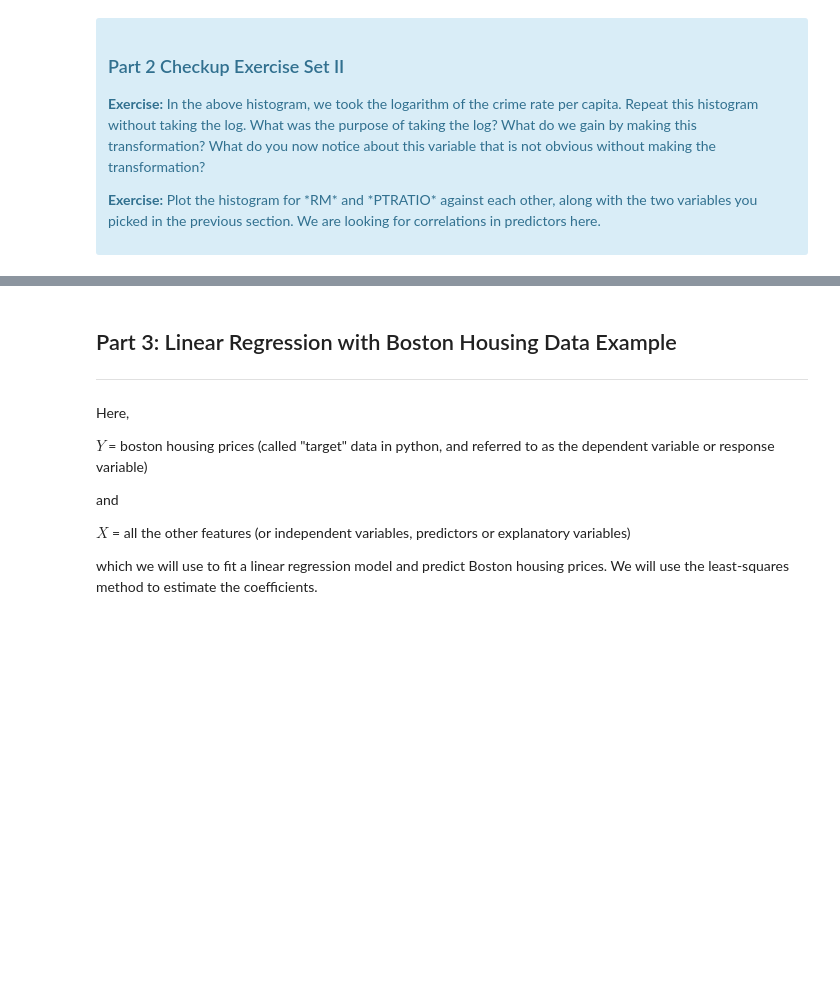
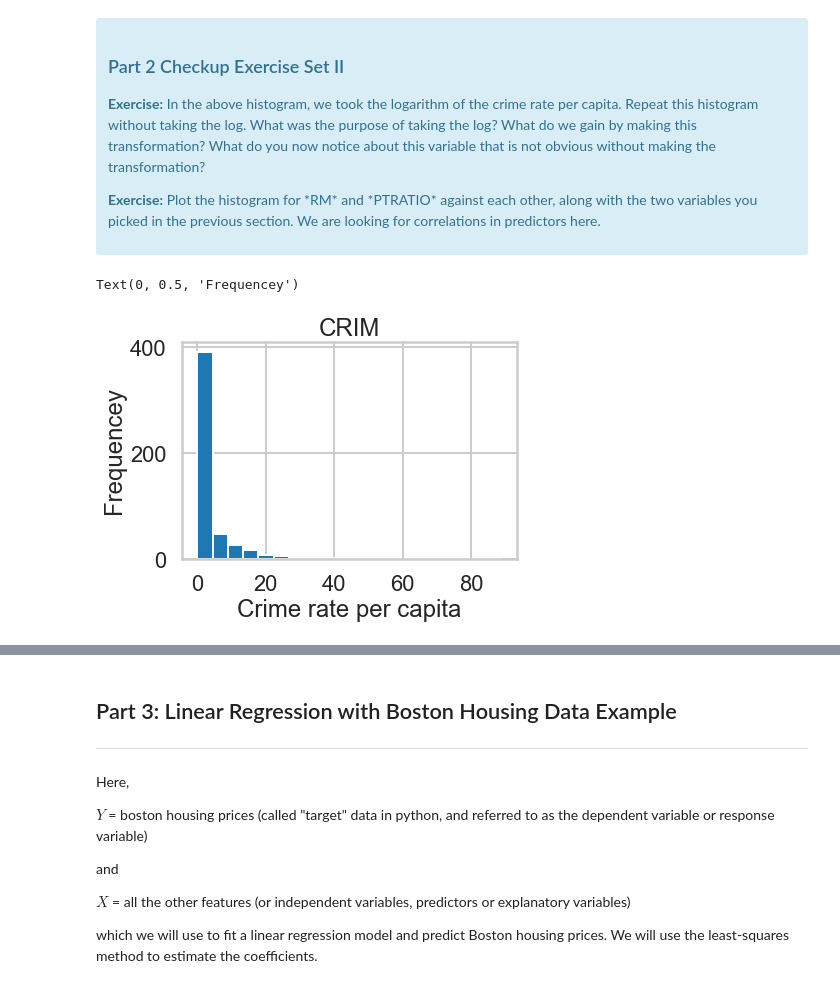
Before and after one commit to nwugocc/machine-learning, a Jupyter notebook: Mini_Project_Linear_Regression.ipynb, the cells around one changed output, grey strips where cells are left out. Drawn from its saved outputs; the diff is of its cells as text; code cells hidden in the pictures; blank space fills up the shorter version.

```diff
--- a/Mini_Project_Linear_Regression.ipynb
+++ b/Mini_Project_Linear_Regression.ipynb
@@ -353,0 +352,9 @@ plt.show()
+# %%
+#your turn
+plt.hist(bos.CRIM, bins=20)
+plt.title("CRIM")
+plt.xlabel("Crime rate per capita")
+plt.ylabel("Frequencey")
+# %% [output]
+Text(0, 0.5, 'Frequencey')
+[figure, added]
```
Also changed, not shown: parts of 22 cells of this notebook.
